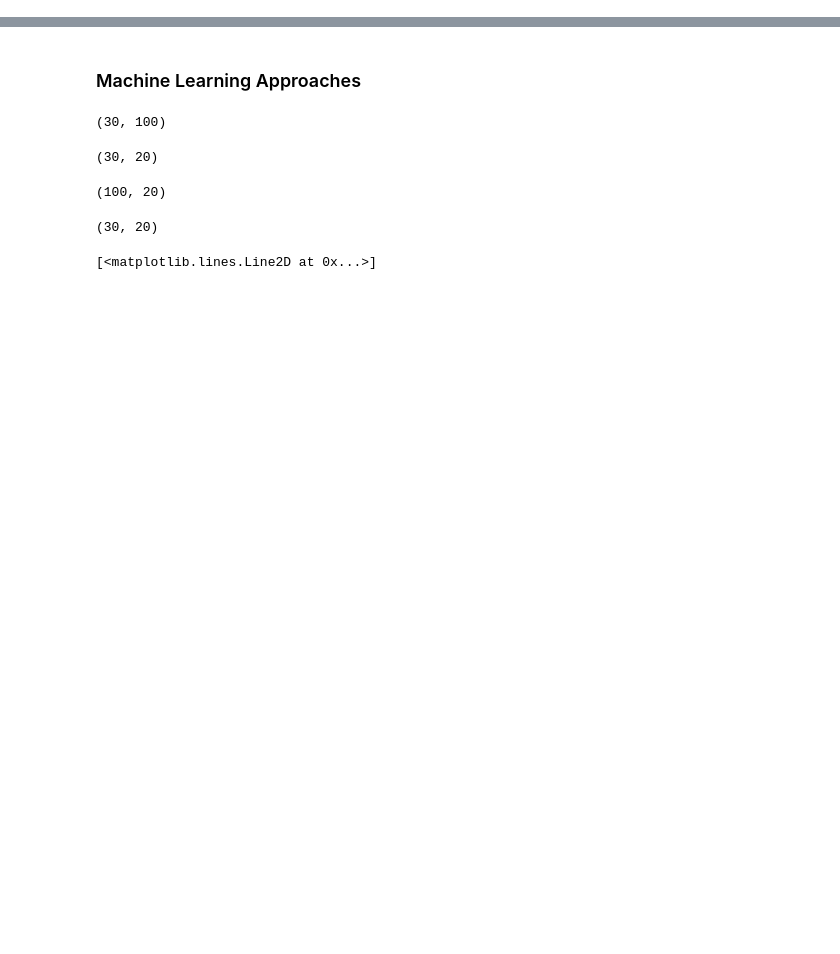
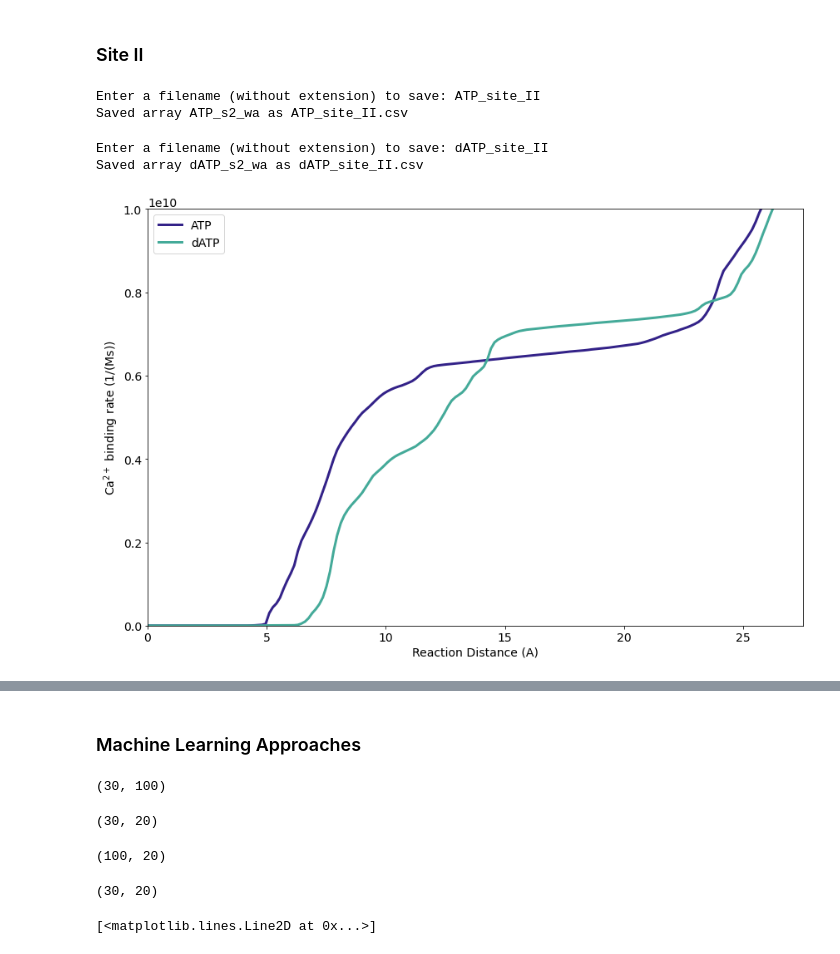
Before and after one commit to cmrg-lab/serca-atp-datp, a Jupyter notebook: ca_bd/Calcium_BD.ipynb, the cells around one changed output, grey strips where cells are left out. Drawn from its saved outputs; the diff is of its cells as text; code cells hidden in the pictures; blank space fills up the shorter version.

```diff
--- a/ca_bd/Calcium_BD.ipynb
+++ b/ca_bd/Calcium_BD.ipynb
@@ -294,0 +110,53 @@ x, wa = calc_wa(np.array(results_list), keep_weights)
+# %% [markdown]
+### Site II
+# %%
+ATP_site_II_results_list = []
+for i in range(30):
+    a = np.loadtxt('/home/marcus/Documents/SERCA/serca-atp-datp/ca_bd/human_ATP_site_II/directory_{}/output_rates.txt'.format(i))
+    ATP_site_II_results_list.append(a)
+
+ATP_s2_x_range, ATP_s2_wa = calc_wa(np.array(ATP_site_II_results_list), ATP_weights)
+
+save_name = input('Enter a filename (without extension) to save: ')
+np.savetxt(save_name+'.csv', np.array((ATP_s2_x_range,ATP_s2_wa)).T)
+print('Saved array ATP_s2_wa as {}'.format(save_name+'.csv'))
+# %% [output]
+Enter a filename (without extension) to save: ATP_site_II
+Saved array ATP_s2_wa as ATP_site_II.csv
+# %%
+dATP_site_II_results_list = []
+for i in range(30):
+    a = np.loadtxt('/home/marcus/Documents/SERCA/serca-atp-datp/ca_bd/human_dATP_site_II/directory_{}/output_rates.txt'.format(i))
+    dATP_site_II_results_list.append(a)
+
+dATP_s2_x_range, dATP_s2_wa = calc_wa(np.array(dATP_site_II_results_list), dATP_weights)
+
+save_name = input('Enter a filename (without extension) to save: ')
+np.savetxt(save_name+'.csv', np.array((dATP_s2_x_range,dATP_s2_wa)).T)
+print('Saved array dATP_s2_wa as {}'.format(save_name+'.csv'))
+# %% [output]
+Enter a filename (without extension) to save: dATP_site_II
+Saved array dATP_s2_wa as dATP_site_II.csv
+# %%
+ATP_s2_final = np.loadtxt('ATP_site_II.csv')
+dATP_s2_final = np.loadtxt('dATP_site_II.csv')
+# %%
+figure1 = plt.figure(figsize = (12,8))
+
+plt.plot(ATP_s2_final[:,0], ATP_s2_final[:,1], color = ATP_color, linewidth = 3, label = 'ATP')
+plt.plot(dATP_s2_final[:,0], dATP_s2_final[:,1], color = dATP_color, linewidth = 3, label = 'dATP')
+plt.xlim(0,27.5)
+plt.ylim(0,10e9)
+plt.yticks(fontsize=14)
+plt.legend(fontsize = 14)
+plt.xticks(fontsize=14)
+ax = plt.gca()
+
+ax.yaxis.get_offset_text().set_fontsize(14)
+plt.xlabel('Reaction Distance (A)', fontsize = 14)
+plt.ylabel('Ca$^{2+}$ binding rate (1/(Ms))', fontsize = 14)
+plt.tight_layout()
+
+#plt.savefig('Ca_site_i.svg')
+# %% [output]
+[figure, added]
```
Also changed, not shown: parts of 25 cells of this notebook.
